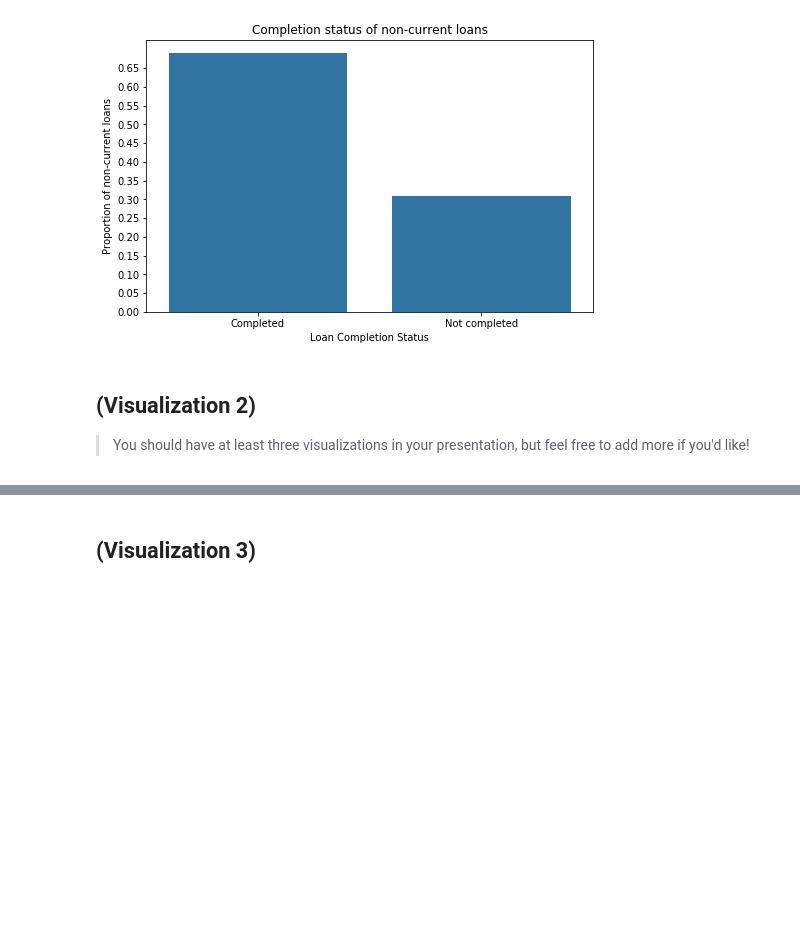
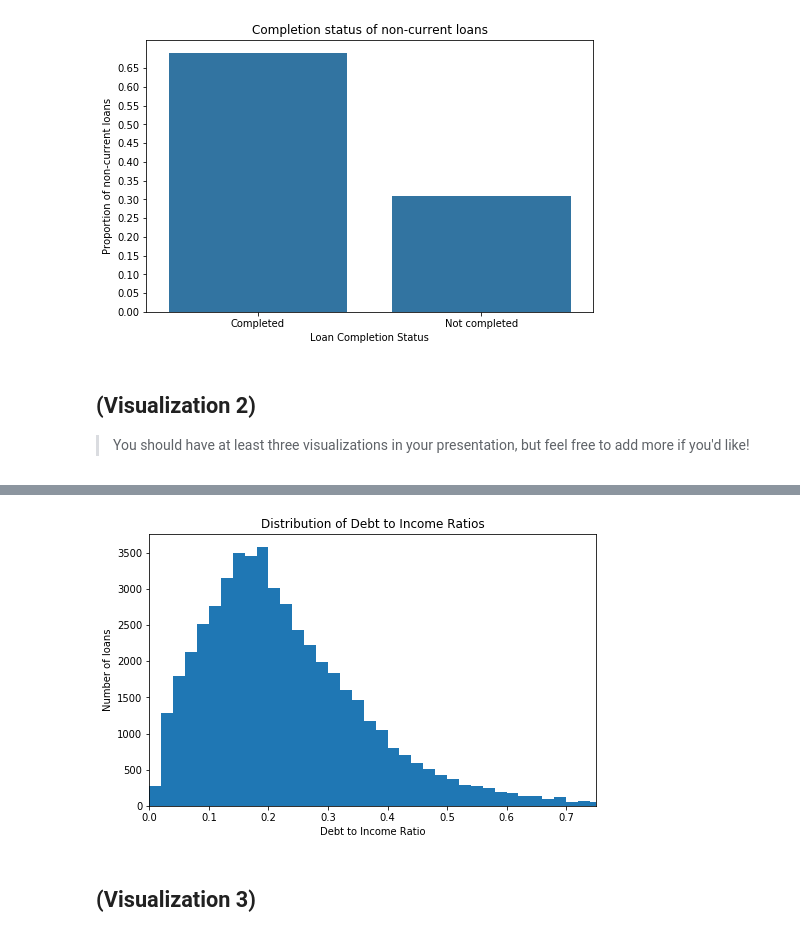
Before and after one commit to Jeffro80/DAND_Communicate_Findings, a Jupyter notebook: explanatory_presentation_working.ipynb, the cells around one changed output, grey strips where cells are left out. Drawn from its saved outputs; the diff is of its cells as text; code cells hidden in the pictures; blank space fills up the shorter version.

```diff
--- a/explanatory_presentation_working.ipynb
+++ b/explanatory_presentation_working.ipynb
@@ -144,3 +173,16 @@ but feel free to add more if you'd like!
+# %%
+binsize = 0.02
+bins = np.arange(0, without_outliers['DebtToIncomeRatio'].max()+binsize, binsize)
+
+plt.figure(figsize=[8, 5])
+plt.hist(data = without_outliers, x = 'DebtToIncomeRatio', bins = bins)
+plt.xlabel('Debt to Income Ratio')
+plt.ylabel('Number of loans')
+plt.title('Distribution of Debt to Income Ratios')
+plt.xlim(0,0.75)
+plt.show()
+# %% [output]
+[figure, added]
 # %% [markdown]
 ## (Visualization 3)
 # %% [markdown]
```
Also changed, not shown: parts of 5 cells of this notebook.
